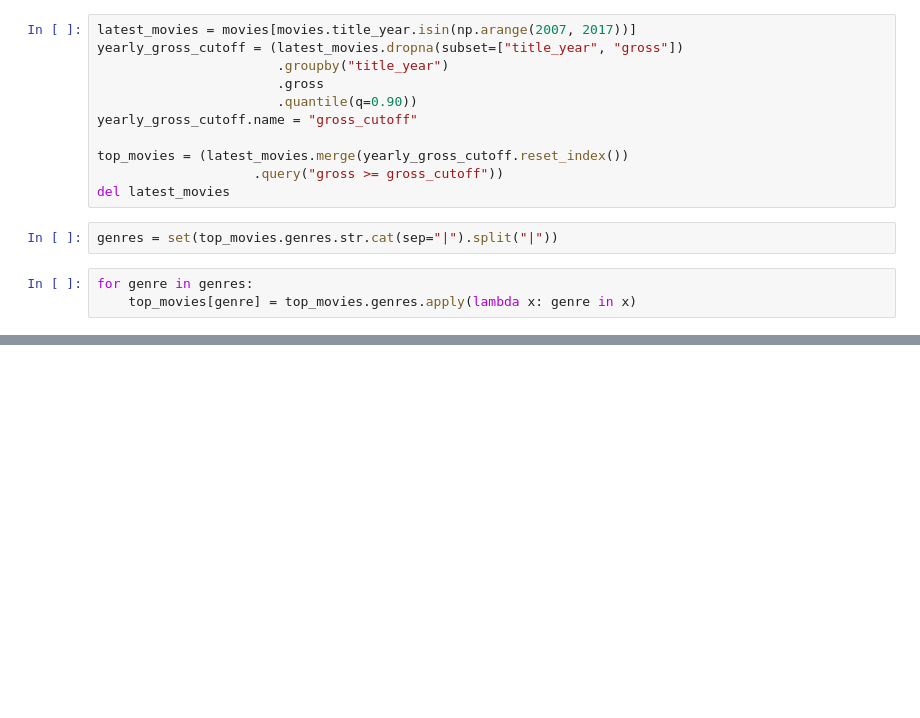
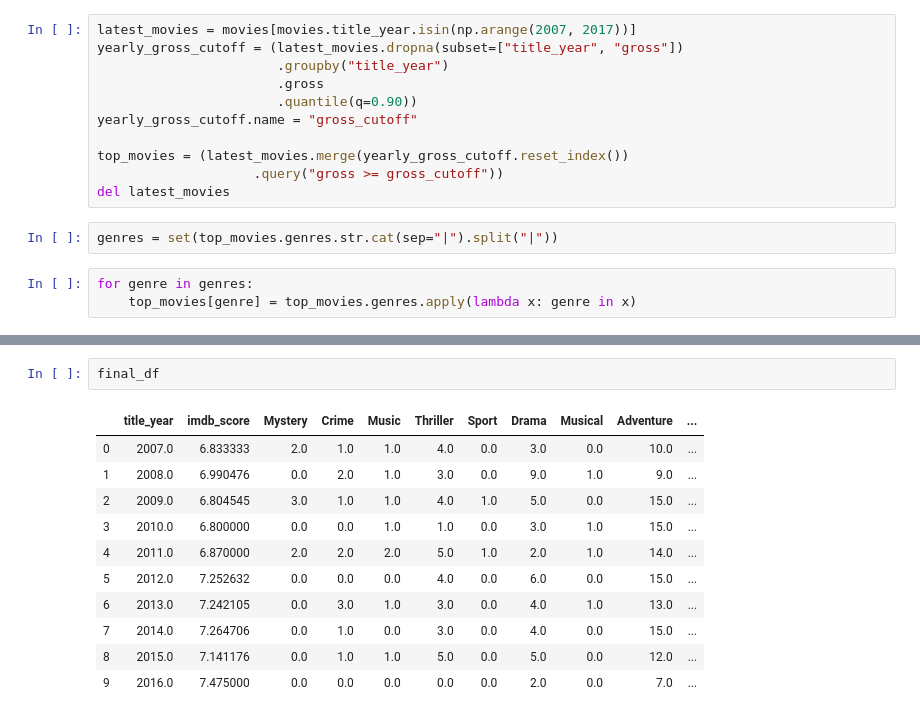
Before and after one commit to tigercub93/DS_B4_Exercises_1567, a Jupyter notebook: bonus_questions.ipynb, the cells around one changed output, grey strips where cells are left out. Saved outputs shown, nothing was run; the diff lists cells and outputs as text; blank space fills up the shorter version.

```diff
--- a/bonus_questions.ipynb
+++ b/bonus_questions.ipynb
@@ -158,0 +177,14 @@ final_df = (top_movies.groupby("title_year")
+# %%
+final_df
+# %% [output]
+|  | title_year | imdb_score | Mystery | Crime | Music | Thriller | Sport | Drama | Musical | Adventure | ... |
+| 0 | 2007.0 | 6.833333 | 2.0 | 1.0 | 1.0 | 4.0 | 0.0 | 3.0 | 0.0 | 10.0 | ... |
+| 1 | 2008.0 | 6.990476 | 0.0 | 2.0 | 1.0 | 3.0 | 0.0 | 9.0 | 1.0 | 9.0 | ... |
+| 2 | 2009.0 | 6.804545 | 3.0 | 1.0 | 1.0 | 4.0 | 1.0 | 5.0 | 0.0 | 15.0 | ... |
+| 3 | 2010.0 | 6.800000 | 0.0 | 0.0 | 1.0 | 1.0 | 0.0 | 3.0 | 1.0 | 15.0 | ... |
+| 4 | 2011.0 | 6.870000 | 2.0 | 2.0 | 2.0 | 5.0 | 1.0 | 2.0 | 1.0 | 14.0 | ... |
+| 5 | 2012.0 | 7.252632 | 0.0 | 0.0 | 0.0 | 4.0 | 0.0 | 6.0 | 0.0 | 15.0 | ... |
+| 6 | 2013.0 | 7.242105 | 0.0 | 3.0 | 1.0 | 3.0 | 0.0 | 4.0 | 1.0 | 13.0 | ... |
+| 7 | 2014.0 | 7.264706 | 0.0 | 1.0 | 0.0 | 3.0 | 0.0 | 4.0 | 0.0 | 15.0 | ... |
+| 8 | 2015.0 | 7.141176 | 0.0 | 1.0 | 1.0 | 5.0 | 0.0 | 5.0 | 0.0 | 12.0 | ... |
+| 9 | 2016.0 | 7.475000 | 0.0 | 0.0 | 0.0 | 0.0 | 0.0 | 2.0 | 0.0 | 7.0 | ... |
```
Also changed, not shown: parts of 6 cells of this notebook.
